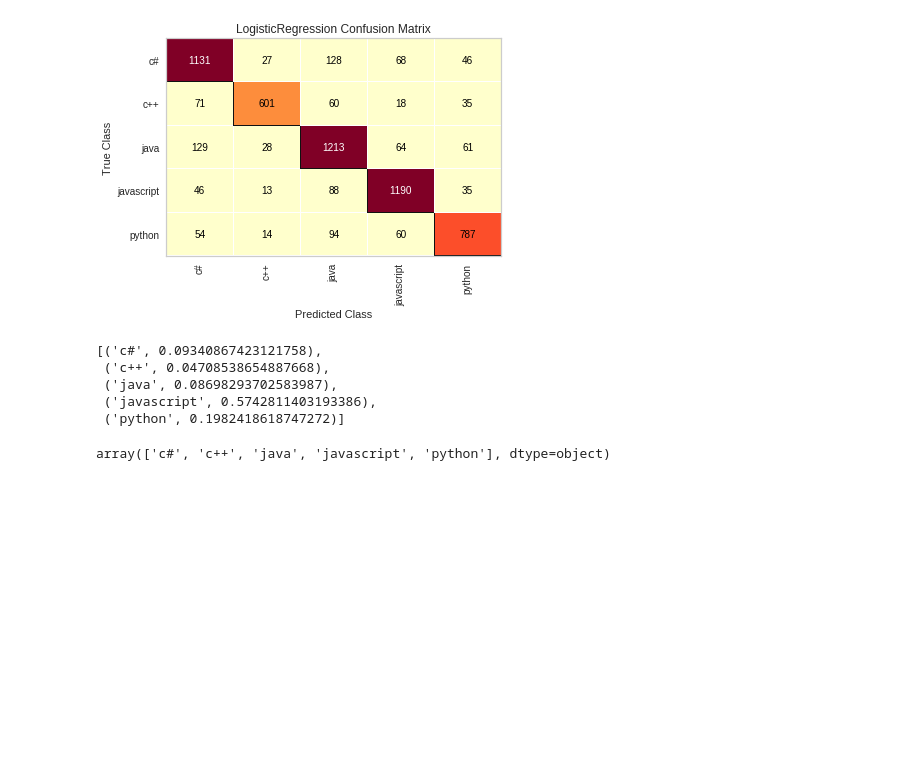
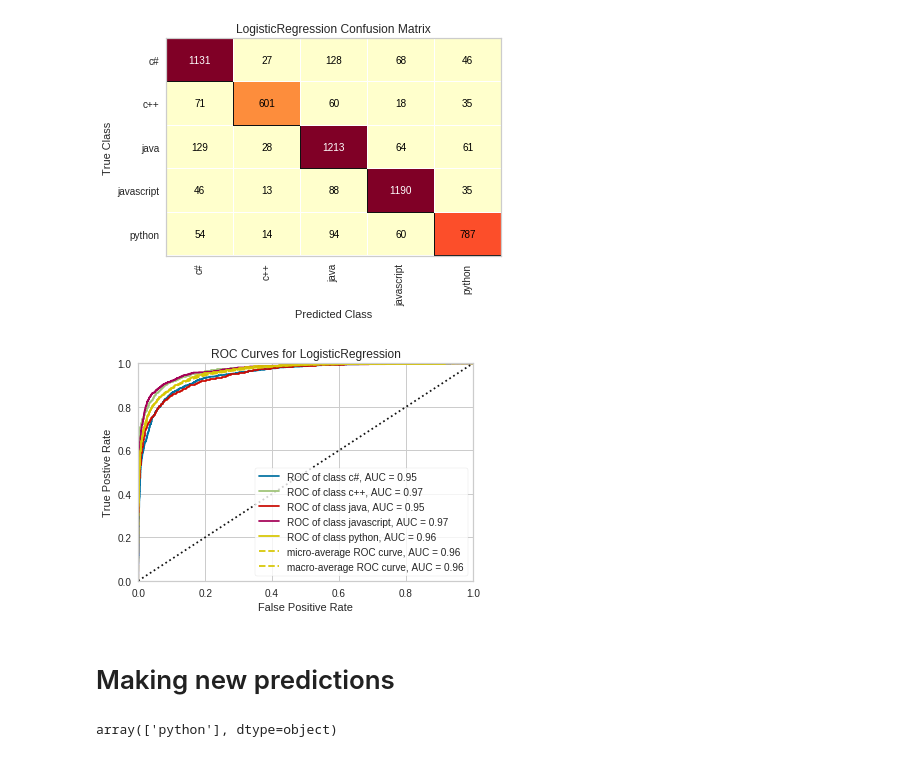
Before and after one commit to QED0711/stack_overflow_nlp, a Jupyter notebook: notebooks/qd_models_and_predictions.ipynb, the cells around one changed output. Saved outputs shown, nothing was run; the diff lists cells and outputs as text; code cells hidden in the pictures; blank space fills up the shorter version.

```diff
--- a/notebooks/qd_models_and_predictions.ipynb
+++ b/notebooks/qd_models_and_predictions.ipynb
@@ -38,18 +51,15 @@ processed_text = tpp.process_text("This is some text")
+# %%
+lr_model.get_roc()
+# %% [output]
+[figure, added]
+# %% [markdown]
+# Making new predictions
 # %%
 from sklearn.feature_extraction.text import TfidfVectorizer
 
 TfidfVectorizer()
 
 lr_model.get_prediction(
-    "Here is some text I would like to predict. This is about python. What if I say something like div",
-    format="proba")
+    "Here is some text I would like to predict. This is about python. What if I say something like pip", )
 # %% [output]
-[('c#', 0.09340867423121758),
- ('c++', 0.04708538654887668),
- ('java', 0.08698293702583987),
- ('javascript', 0.5742811403193386),
- ('python', 0.1982418618747272)]
+array(['python'], dtype=object)
-# %%
-lr_model.pipe.classes_
-# %% [output]
-array(['c#', 'c++', 'java', 'javascript', 'python'], dtype=object)
```
Also changed, not shown: parts of 6 cells of this notebook, 1 other file.
